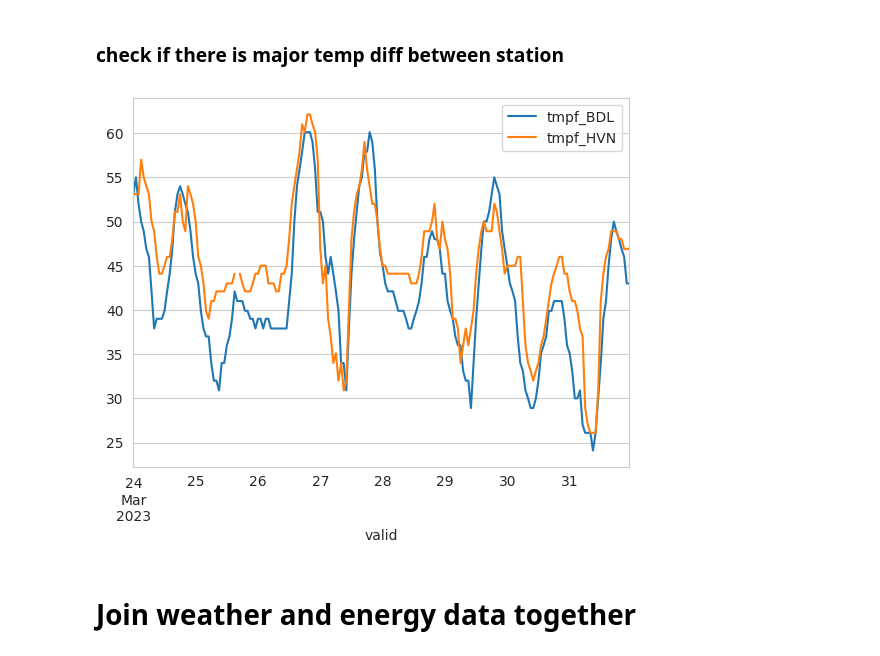
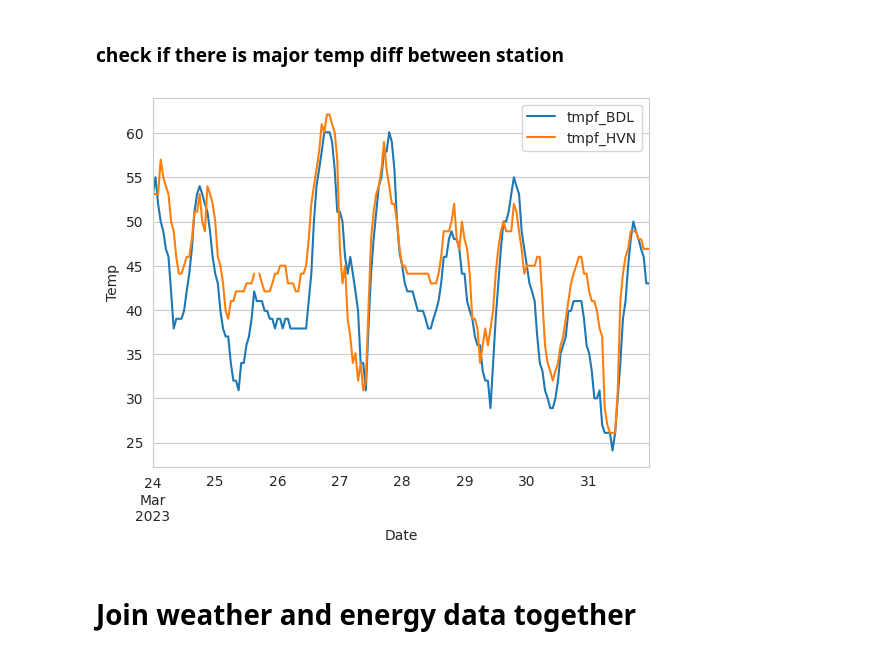
Before and after one commit to jainavshah/DataSciencePortfolio, a Jupyter notebook: Weather_and_Energy.ipynb, the cells around one changed output. Saved outputs shown, nothing was run; the diff lists cells and outputs as text; code cells hidden in the pictures.

```diff
--- a/Weather_and_Energy.ipynb
+++ b/Weather_and_Energy.ipynb
@@ -626,9 +612,11 @@ tmp3.shape
 ### check if there is major temp diff between station
 # %%
 tmp3[['tmpf_BDL', 'tmpf_HVN']].plot()
+plt.xlabel('Date')
+plt.ylabel('Temp')
 plt.show()
 # %% [output]
-[figure, old version]
+[figure, new version]
 # %% [markdown]
 # Join weather and energy data together
 # %%
```
Also changed, not shown: parts of 4 cells of this notebook.
